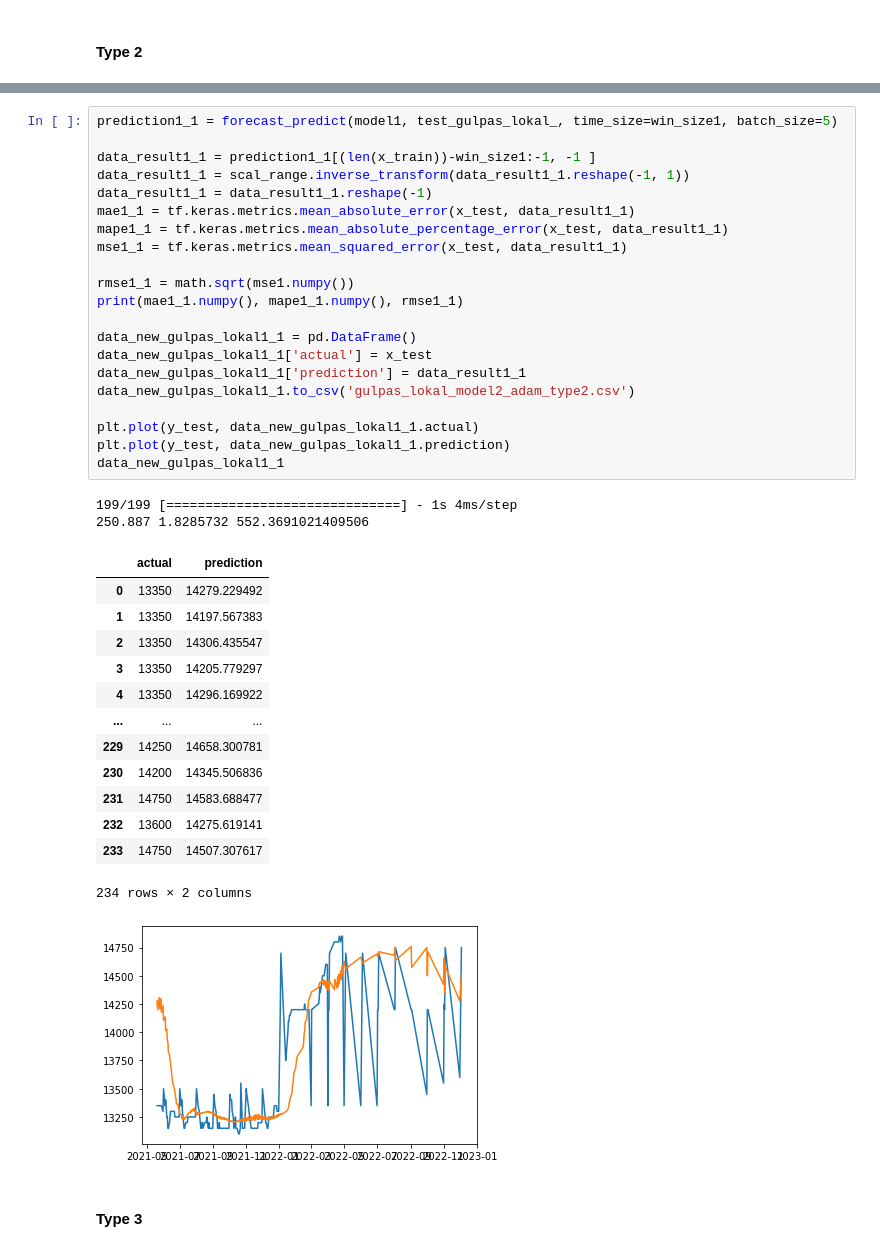
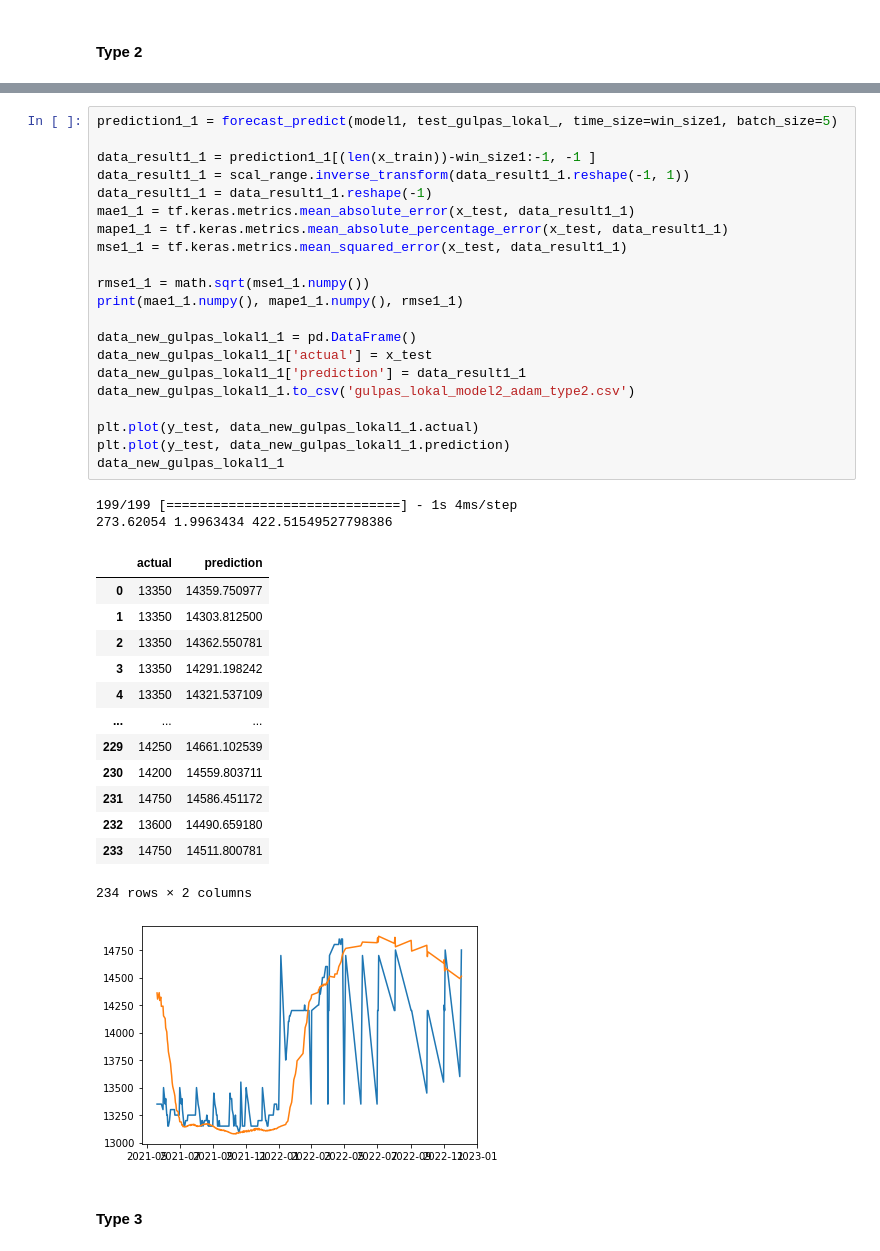
Before and after one commit to mels4/price_predict_Conv-LSTM, a Jupyter notebook: gula_pasir_lokal.ipynb, the cells around one changed output, grey strips where cells are left out. Drawn from its saved outputs; the diff is of its cells as text.

```diff
--- a/gula_pasir_lokal.ipynb
+++ b/gula_pasir_lokal.ipynb
@@ -764,41 +764,41 @@ plt.show()
 # %%
 prediction1_1 = forecast_predict(model1, test_gulpas_lokal_, time_size=win_size1, batch_size=5)
 
 data_result1_1 = prediction1_1[(len(x_train))-win_size1:-1, -1 ]
 data_result1_1 = scal_range.inverse_transform(data_result1_1.reshape(-1, 1))
 data_result1_1 = data_result1_1.reshape(-1)
 mae1_1 = tf.keras.metrics.mean_absolute_error(x_test, data_result1_1)
 mape1_1 = tf.keras.metrics.mean_absolute_percentage_error(x_test, data_result1_1)
 mse1_1 = tf.keras.metrics.mean_squared_error(x_test, data_result1_1)
 
-rmse1_1 = math.sqrt(mse1.numpy())
+rmse1_1 = math.sqrt(mse1_1.numpy())
 print(mae1_1.numpy(), mape1_1.numpy(), rmse1_1)
 
 data_new_gulpas_lokal1_1 = pd.DataFrame()
 data_new_gulpas_lokal1_1['actual'] = x_test
 data_new_gulpas_lokal1_1['prediction'] = data_result1_1
 data_new_gulpas_lokal1_1.to_csv('gulpas_lokal_model2_adam_type2.csv')
 
 plt.plot(y_test, data_new_gulpas_lokal1_1.actual)
 plt.plot(y_test, data_new_gulpas_lokal1_1.prediction)
 data_new_gulpas_lokal1_1
 # %% [output]
 199/199 [==============================] - 1s 4ms/step
-250.887 1.8285732 552.3691021409506
+273.62054 1.9963434 422.51549527798386
 |  | actual | prediction |
-| 0 | 13350 | 14279.229492 |
-| 1 | 13350 | 14197.567383 |
-| 2 | 13350 | 14306.435547 |
-| 3 | 13350 | 14205.779297 |
-| 4 | 13350 | 14296.169922 |
+| 0 | 13350 | 14359.750977 |
+| 1 | 13350 | 14303.812500 |
+| 2 | 13350 | 14362.550781 |
+| 3 | 13350 | 14291.198242 |
+| 4 | 13350 | 14321.537109 |
 | ... | ... | ... |
-| 229 | 14250 | 14658.300781 |
-| 230 | 14200 | 14345.506836 |
-| 231 | 14750 | 14583.688477 |
-| 232 | 13600 | 14275.619141 |
-| 233 | 14750 | 14507.307617 |
+| 229 | 14250 | 14661.102539 |
+| 230 | 14200 | 14559.803711 |
+| 231 | 14750 | 14586.451172 |
+| 232 | 13600 | 14490.659180 |
+| 233 | 14750 | 14511.800781 |
 234 rows × 2 columns
-[figure, old version]
+[figure, new version]
 # %% [markdown]
 #### Type 3
 # %%
```
Also changed, not shown: parts of 2 cells of this notebook.
